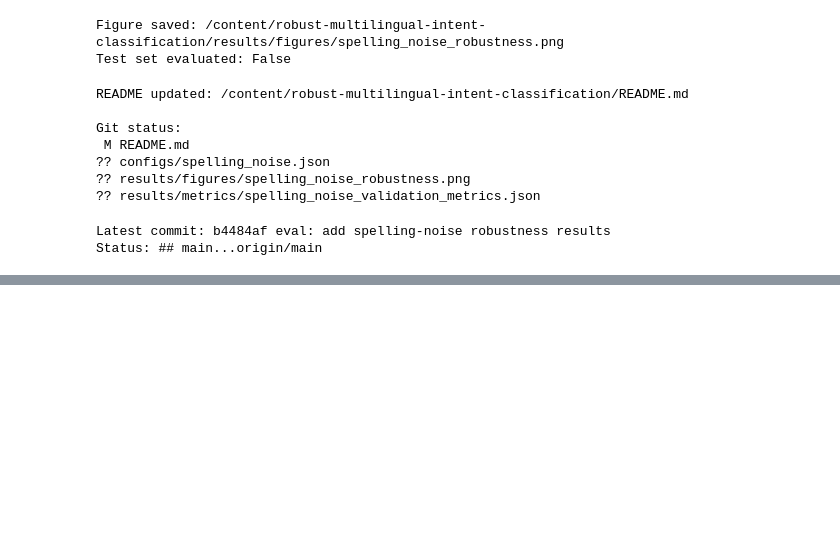
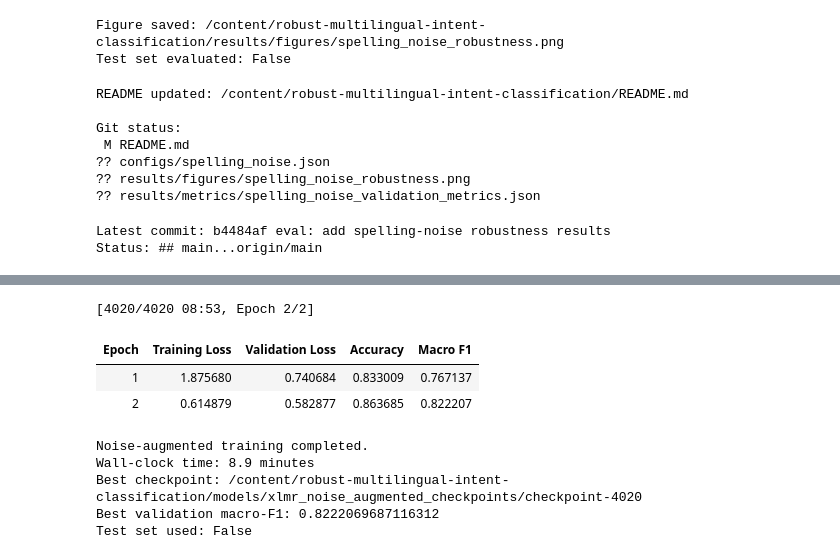
Before and after one commit to sharath7-dev/robust-multilingual-intent-classification, a Jupyter notebook: notebooks/phase1_dataset_verification_tfidf.ipynb, the cells around one changed output, grey strips where cells are left out. Cells and saved outputs as stored; diff of their text form; code cells hidden in the pictures; blank space fills up the shorter version.

Commit message:
notebook: add noise-augmented XLM-R experiment

```diff
--- a/notebooks/phase1_dataset_verification_tfidf.ipynb
+++ b/notebooks/phase1_dataset_verification_tfidf.ipynb
@@ -3789,0 +4235,36 @@ Status: ## main...origin/main
+# %%
+import time
+
+training_start = time.time()
+
+augmented_training_output = augmented_trainer.train()
+
+training_minutes = (
+    time.time() - training_start
+) / 60
+
+print("\nNoise-augmented training completed.")
+print(
+    "Wall-clock time:",
+    round(training_minutes, 1),
+    "minutes"
+)
+print(
+    "Best checkpoint:",
+    augmented_trainer.state.best_model_checkpoint
+)
+print(
+    "Best validation macro-F1:",
+    augmented_trainer.state.best_metric
+)
+print("Test set used:", False)
+# %% [output]
+[4020/4020 08:53, Epoch 2/2]
+| Epoch | Training Loss | Validation Loss | Accuracy | Macro F1 |
+| 1 | 1.875680 | 0.740684 | 0.833009 | 0.767137 |
+| 2 | 0.614879 | 0.582877 | 0.863685 | 0.822207 |
+Noise-augmented training completed.
+Wall-clock time: 8.9 minutes
+Best checkpoint: /content/robust-multilingual-intent-classification/models/xlmr_noise_augmented_checkpoints/checkpoint-4020
+Best validation macro-F1: 0.8222069687116312
+Test set used: False
```
Also changed, not shown: parts of 12 cells of this notebook.
